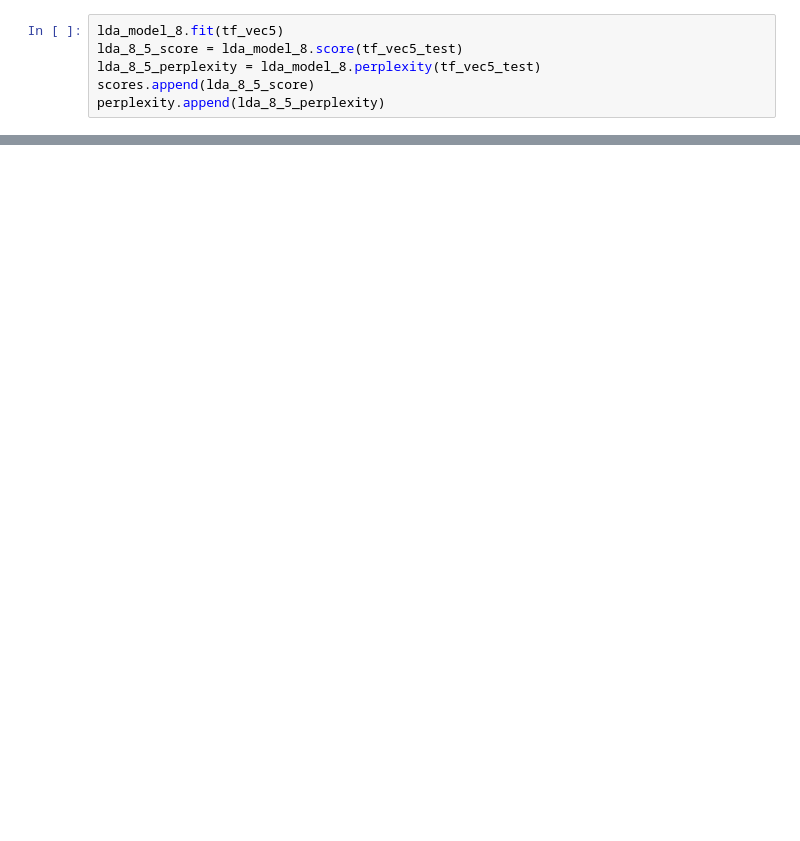
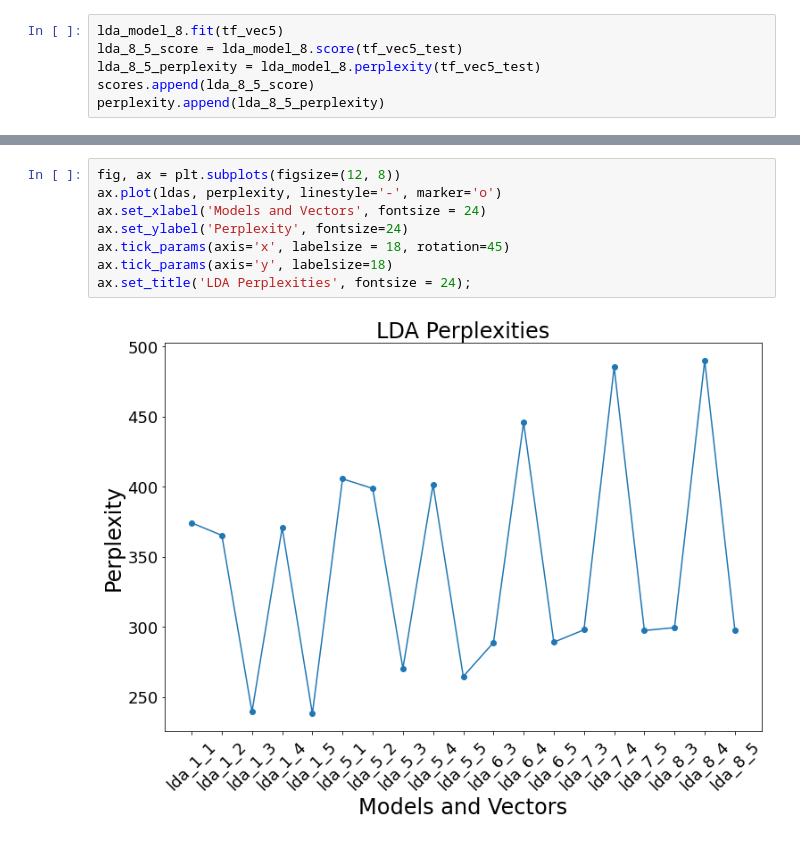
Before and after one commit to coxem14/Recipe-Recommender, a Jupyter notebook: model_comparisons.ipynb, the cells around one changed output, grey strips where cells are left out. Saved outputs shown, nothing was run; the diff lists cells and outputs as text; blank space fills up the shorter version.

```diff
--- a/model_comparisons.ipynb
+++ b/model_comparisons.ipynb
@@ -741,0 +732,10 @@ memory usage: 15.3+ MB
+# %%
+fig, ax = plt.subplots(figsize=(12, 8))
+ax.plot(ldas, perplexity, linestyle='-', marker='o')
+ax.set_xlabel('Models and Vectors', fontsize = 24)
+ax.set_ylabel('Perplexity', fontsize=24)
+ax.tick_params(axis='x', labelsize = 18, rotation=45)
+ax.tick_params(axis='y', labelsize=18)
+ax.set_title('LDA Perplexities', fontsize = 24);
+# %% [output]
+[figure, added]
```
Also changed, not shown: parts of 66 cells of this notebook, 1 other file.
